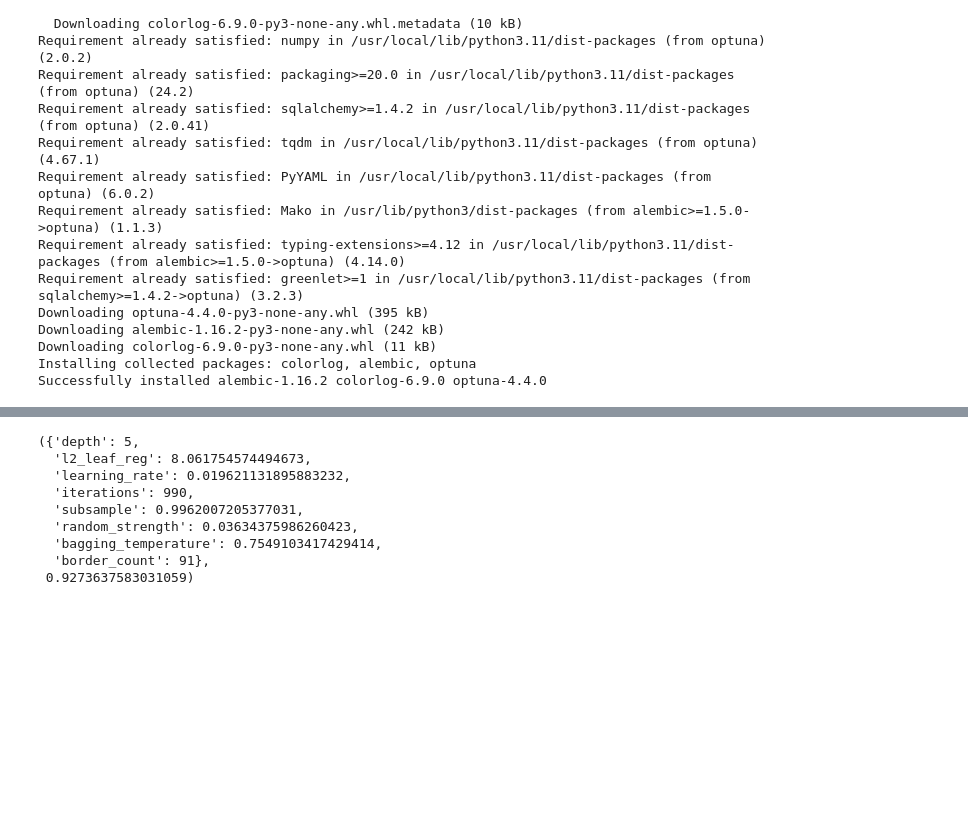
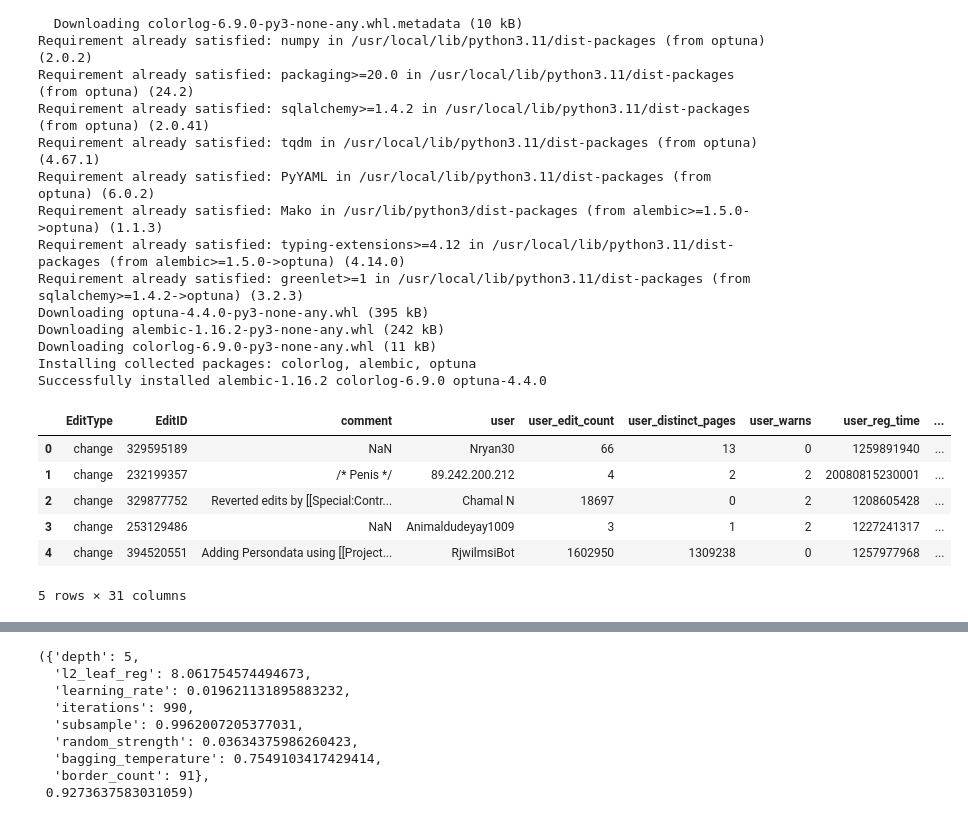
Before and after one commit to Daniel-Milanes/WikiShield, a Jupyter notebook: models/Paul-Catboost.ipynb, the cells around one changed output, grey strips where cells are left out. Cells and saved outputs as stored; diff of their text form; code cells hidden in the pictures; blank space fills up the shorter version.

```diff
--- a/models/Paul-Catboost.ipynb
+++ b/models/Paul-Catboost.ipynb
@@ -76,3 +81,13 @@ Successfully installed alembic-1.16.2 colorlog-6.9.0 optuna-4.4.0
 #read the dataset
 df = pd.read_csv("/content/drive/MyDrive/Erdos/Project/summer-2025-hoax-detection/Data/train.csv")
 preprocessor(df)
+# %%
+df.head()
+# %% [output]
+|  | EditType | EditID | comment | user | user_edit_count | user_distinct_pages | user_warns | user_reg_time | ... |
+| 0 | change | 329595189 | NaN | Nryan30 | 66 | 13 | 0 | 1259891940 | ... |
+| 1 | change | 232199357 | /* Penis */ | 89.242.200.212 | 4 | 2 | 2 | 20080815230001 | ... |
+| 2 | change | 329877752 | Reverted edits by [[Special:Contr... | Chamal N | 18697 | 0 | 2 | 1208605428 | ... |
+| 3 | change | 253129486 | NaN | Animaldudeyay1009 | 3 | 1 | 2 | 1227241317 | ... |
+| 4 | change | 394520551 | Adding Persondata using [[Project... | RjwilmsiBot | 1602950 | 1309238 | 0 | 1257977968 | ... |
+5 rows × 31 columns
```
Also changed, not shown: parts of 5 cells of this notebook.
